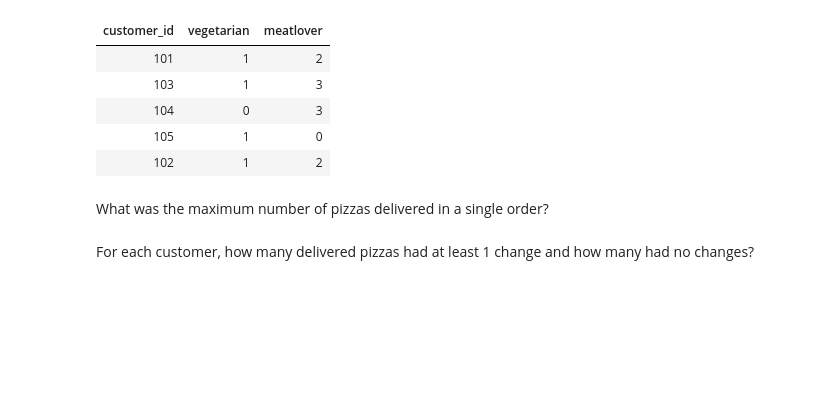
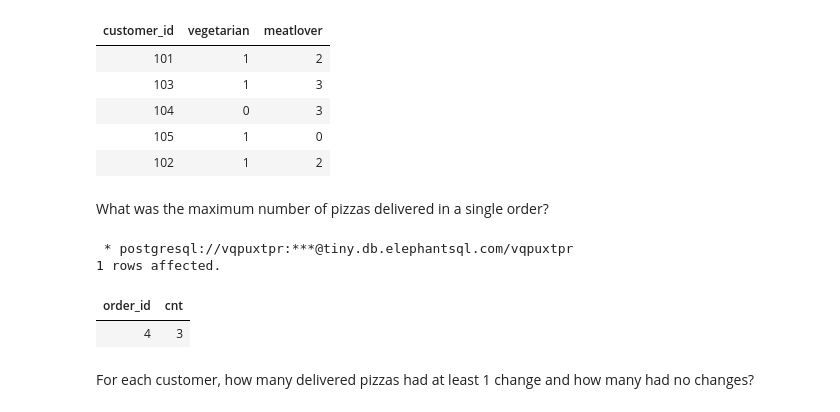
Before and after one commit to ishank296/8weekssqlchallenge, a Jupyter notebook: case_study_02.ipynb, the cells around one changed output. Cells and saved outputs as stored; diff of their text form; code cells hidden in the pictures; blank space fills up the shorter version.

```diff
--- a/case_study_02.ipynb
+++ b/case_study_02.ipynb
@@ -254,5 +255,26 @@ group by customer_id
 | 102 | 1 | 2 |
 # %% [markdown]
 What was the maximum number of pizzas delivered in a single order?
+# %%
+%%sql
+with cancelled_orders as
+ (
+   select order_id
+   from runner_orders
+   where upper(cancellation) in ('CUSTOMER CANCELLATION',
+                                 'RESTAURANT CANCELLATION')
+ )
+select order_id,
+      count(1) as cnt
+from customer_orders
+where order_id not in (select order_id from cancelled_orders)
+group by order_id
+order by cnt desc
+limit 1
+# %% [output]
+ * postgresql://vqpuxtpr:***@tiny.db.elephantsql.com/vqpuxtpr
+1 rows affected.
+| order_id | cnt |
+| 4 | 3 |
 # %% [markdown]
 For each customer, how many delivered pizzas had at least 1 change and how many had no changes?
```
Also changed, not shown: parts of 2 cells of this notebook.
